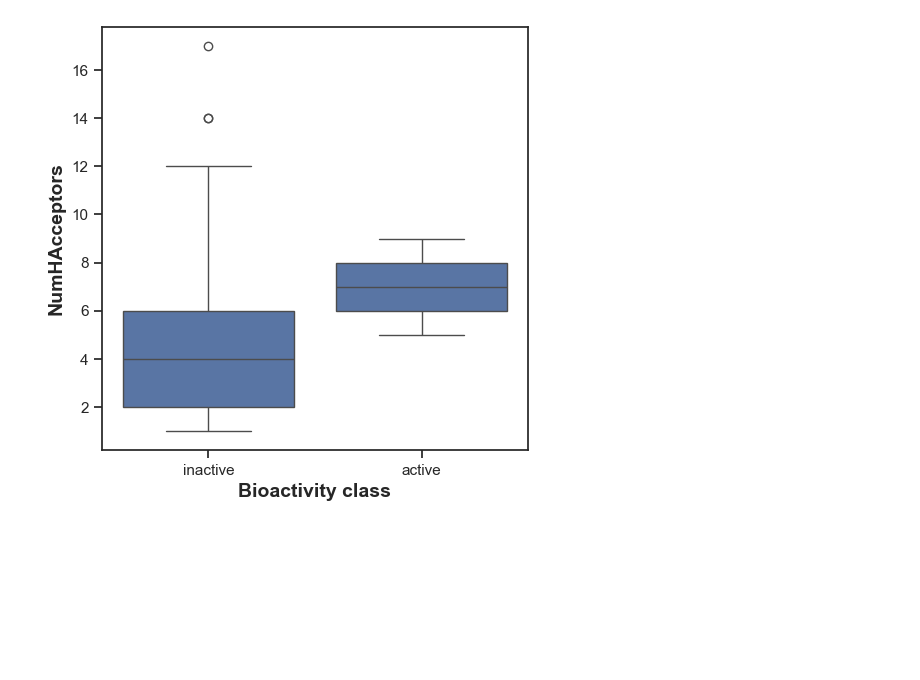
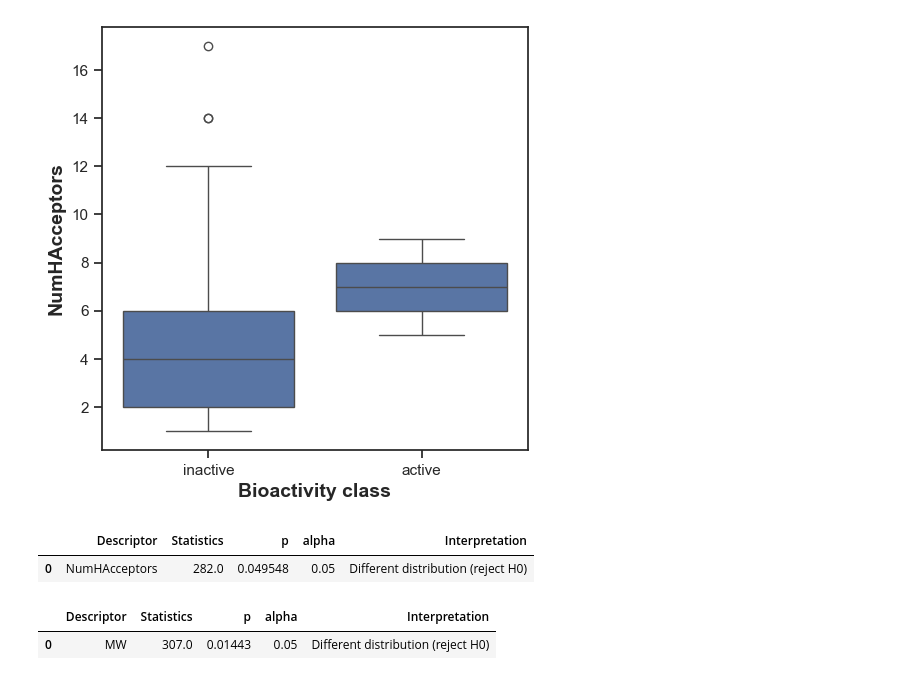
Before and after one commit to WendiYang7/protein_activity_modelling, a Jupyter notebook: data_analysis.ipynb, the cells around one changed output. Drawn from its saved outputs; the diff is of its cells as text; code cells hidden in the pictures; blank space fills up the shorter version.

```diff
--- a/data_analysis.ipynb
+++ b/data_analysis.ipynb
@@ -198,3 +198,13 @@ plt.ylabel('NumHAcceptors', fontsize=14, fontweight='bold')
 # %% [output]
 Text(0, 0.5, 'NumHAcceptors')
 [figure]
+# %%
+mannwhitney("NumHAcceptors")
+# %% [output]
+|  | Descriptor | Statistics | p | alpha | Interpretation |
+| 0 | NumHAcceptors | 282.0 | 0.049548 | 0.05 | Different distribution (reject H0) |
+# %%
+mannwhitney("MW")
+# %% [output]
+|  | Descriptor | Statistics | p | alpha | Interpretation |
+| 0 | MW | 307.0 | 0.01443 | 0.05 | Different distribution (reject H0) |
```
Also changed, not shown: parts of 2 cells of this notebook.
